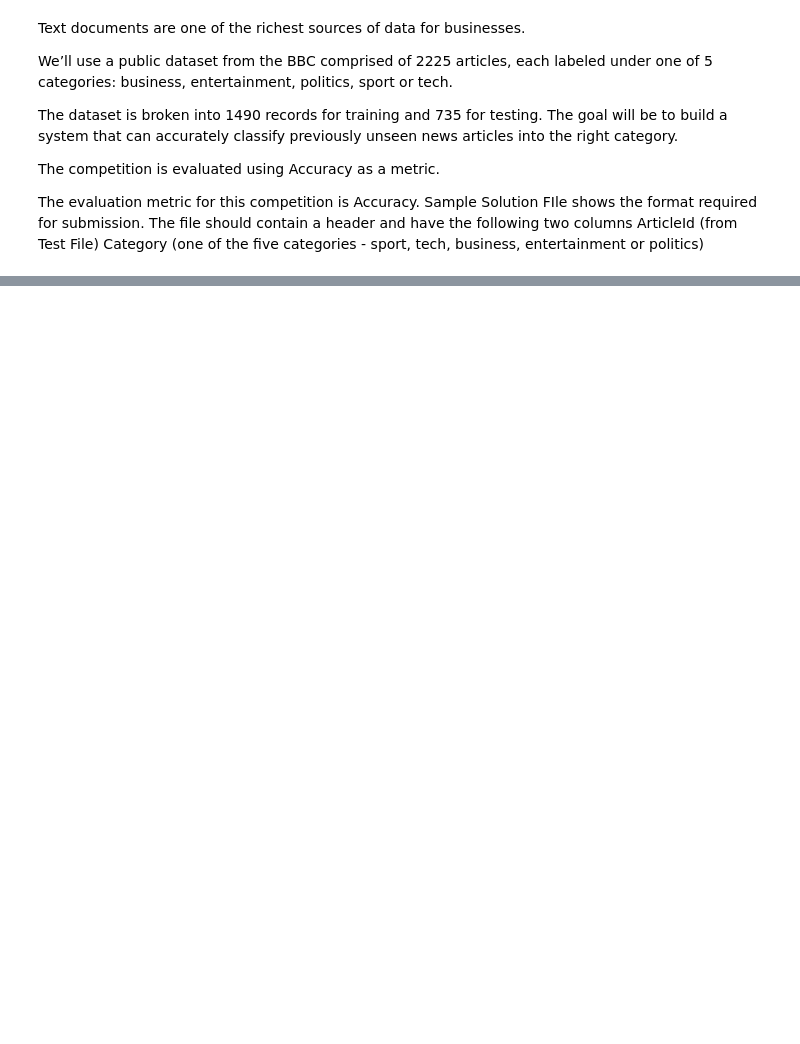
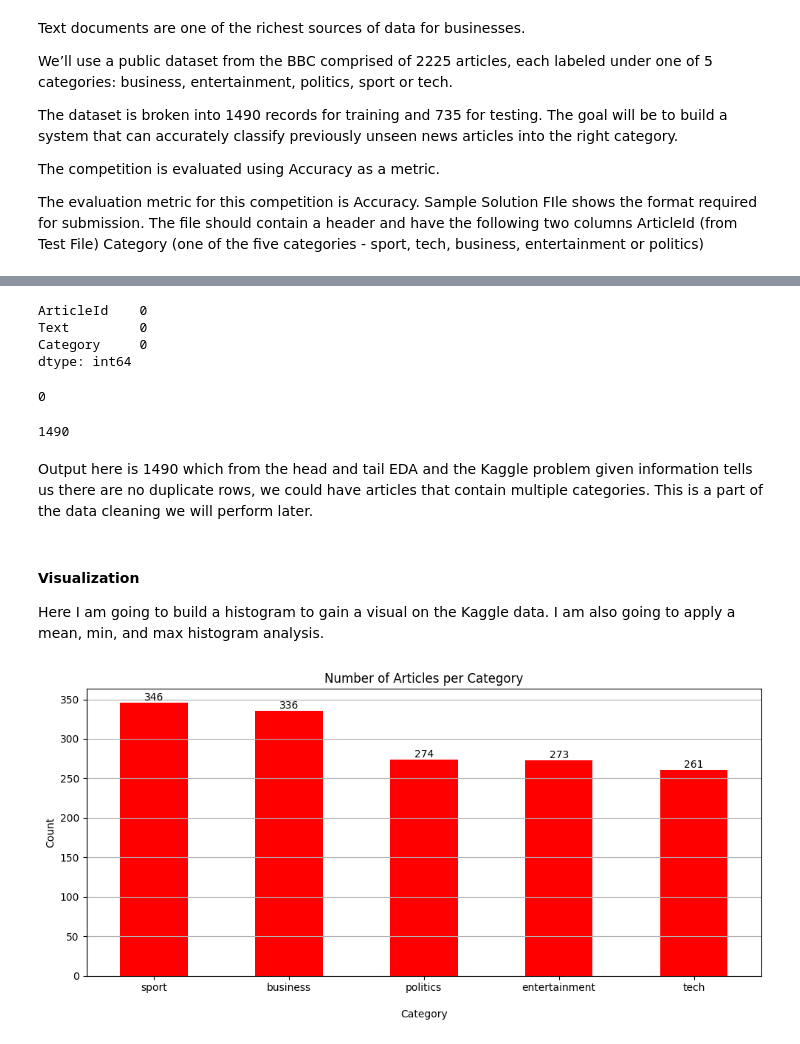
Before and after one commit to GHeart01/BCC_News_Classification, a Jupyter notebook: BBC_News_Classification_Project.ipynb, the cells around one changed output, grey strips where cells are left out. Saved outputs shown, nothing was run; the diff lists cells and outputs as text; code cells hidden in the pictures; blank space fills up the shorter version.

```diff
--- a/BBC_News_Classification_Project.ipynb
+++ b/BBC_News_Classification_Project.ipynb
@@ -40,0 +44,11 @@ The evaluation metric for this competition is Accuracy. Sample Solution FIle sho
+# %%
+data_train = pd.read_csv('/kaggle/input/learn-ai-bbc/BBC News Train.csv')
+data_test = pd.read_csv('/kaggle/input/learn-ai-bbc/BBC News Test.csv')
+BBC_Solution = pd.read_csv('/kaggle/input/learn-ai-bbc/BBC News Sample Solution.csv')
+
+print("\ndata_train head and tail")
+print(data_train.head(),'\n', data_train.tail())
+print("\ndata_test head and tail")
+print(data_test.head(), '\n', data_test.tail())
+print("\nBBC Sample solution")
+print(BBC_Solution.head(),'\n', BBC_Solution.tail())
@@ -40,0 +99,40 @@ The evaluation metric for this competition is Accuracy. Sample Solution FIle sho
+# %%
+print(data_train.isna().sum()) #check for missing vlaues
+# %% [output]
+ArticleId    0
+Text         0
+Category     0
+dtype: int64
+# %%
+print(data_train.isnull().any(axis = 1).sum()) #check for null values/empty
+# %% [output]
+0
+# %%
+print(data_train['ArticleId'].nunique()) #check for duplicate rows
+# %% [output]
+1490
+# %% [markdown]
+Output here is 1490 which from the head and tail EDA and the Kaggle problem given information tells us there are no duplicate rows, we could have articles that contain multiple categories. This is a part of the data cleaning we will perform later.
+# %% [markdown]
+#### Visualization
+
+Here I am going to build a histogram to gain a visual on the Kaggle data. I am also going to apply a mean, min, and max histogram analysis.
+# %%
+import matplotlib.pyplot as plt
+
+# plot
+ax = data_train['Category'].value_counts().plot(kind='bar', figsize=(10, 5), color='red')
+plt.title("Number of Articles per Category")
+plt.xlabel("\nCategory")
+plt.ylabel("Count")
+plt.xticks(rotation=0)
+plt.grid(axis='y')
+
+# Add values on top of bars
+for container in ax.containers:
+    ax.bar_label(container, fmt='%d')
+
+plt.tight_layout()
+plt.show()
+# %% [output]
+[figure, added]
```
Also changed, not shown: parts of 29 cells of this notebook.
